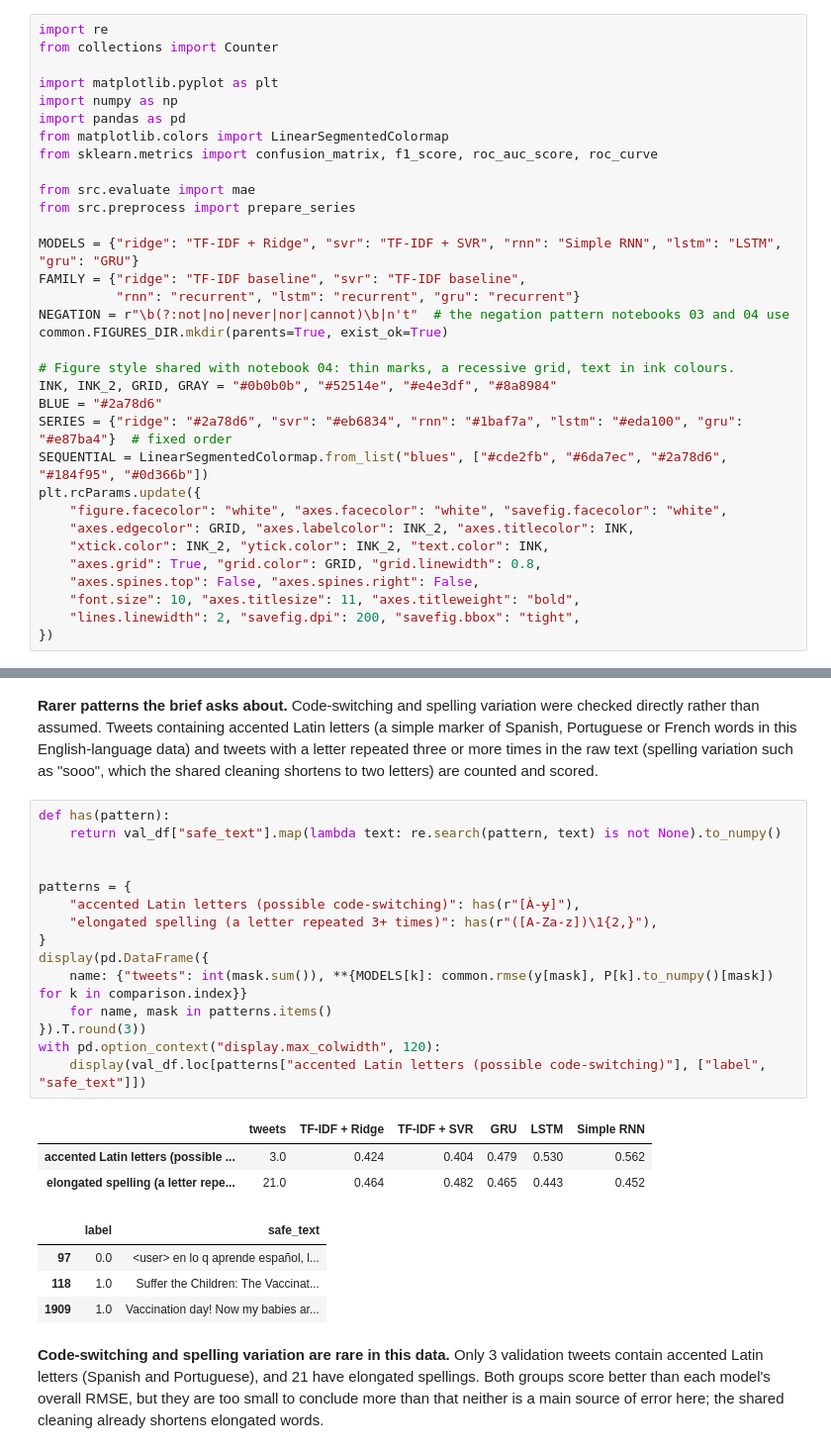
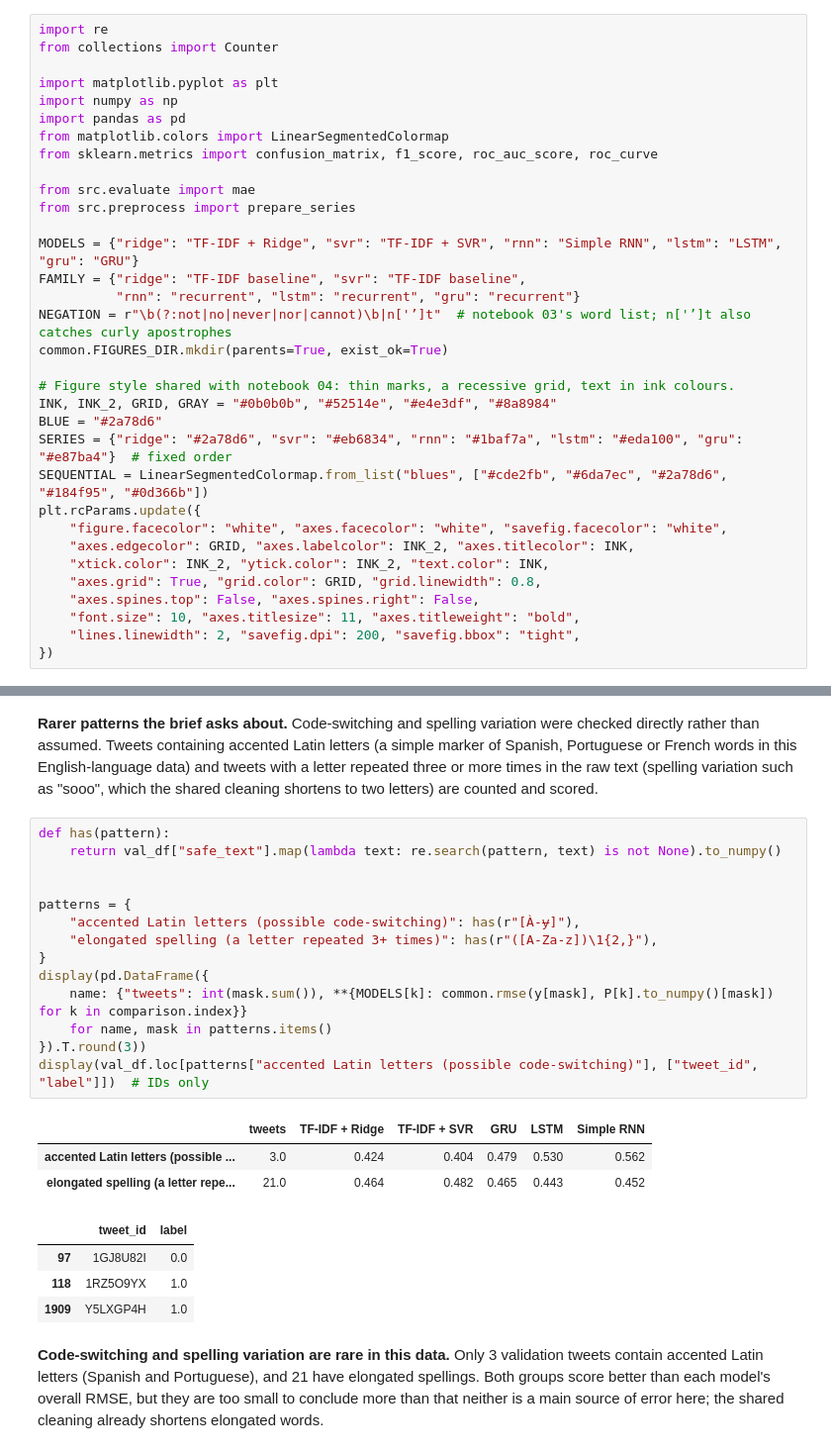
Before and after one commit to Adossi-design/vaccine-sentiment-sequential-models, a Jupyter notebook: notebooks/05_model_comparison_and_error_analysis.ipynb, the cells around one changed output, grey strips where cells are left out. Shown at 99% size. Saved outputs shown, nothing was run; the diff lists cells and outputs as text.

```diff
--- a/notebooks/05_model_comparison_and_error_analysis.ipynb
+++ b/notebooks/05_model_comparison_and_error_analysis.ipynb
@@ -72,7 +72,7 @@ from src.preprocess import prepare_series
 MODELS = {"ridge": "TF-IDF + Ridge", "svr": "TF-IDF + SVR", "rnn": "Simple RNN", "lstm": "LSTM", "gru": "GRU"}
 FAMILY = {"ridge": "TF-IDF baseline", "svr": "TF-IDF baseline",
           "rnn": "recurrent", "lstm": "recurrent", "gru": "recurrent"}
-NEGATION = r"\b(?:not|no|never|nor|cannot)\b|n't"  # the negation pattern notebooks 03 and 04 use
+NEGATION = r"\b(?:not|no|never|nor|cannot)\b|n['’]t"  # notebook 03's word list; n['’]t also catches curly apostrophes
 common.FIGURES_DIR.mkdir(parents=True, exist_ok=True)
 
 # Figure style shared with notebook 04: thin marks, a recessive grid, text in ink colours.
@@ -529,26 +528,25 @@ Spelling variation appears inside these cases ("austism", "chicken pocks") but i
 # %%
 def has(pattern):
     return val_df["safe_text"].map(lambda text: re.search(pattern, text) is not None).to_numpy()
 
 
 patterns = {
     "accented Latin letters (possible code-switching)": has(r"[À-ɏ]"),
     "elongated spelling (a letter repeated 3+ times)": has(r"([A-Za-z])\1{2,}"),
 }
 display(pd.DataFrame({
     name: {"tweets": int(mask.sum()), **{MODELS[k]: common.rmse(y[mask], P[k].to_numpy()[mask]) for k in comparison.index}}
     for name, mask in patterns.items()
 }).T.round(3))
-with pd.option_context("display.max_colwidth", 120):
-    display(val_df.loc[patterns["accented Latin letters (possible code-switching)"], ["label", "safe_text"]])
+display(val_df.loc[patterns["accented Latin letters (possible code-switching)"], ["tweet_id", "label"]])  # IDs only
 # %% [output]
 |  | tweets | TF-IDF + Ridge | TF-IDF + SVR | GRU | LSTM | Simple RNN |
 | accented Latin letters (possible ... | 3.0 | 0.424 | 0.404 | 0.479 | 0.530 | 0.562 |
 | elongated spelling (a letter repe... | 21.0 | 0.464 | 0.482 | 0.465 | 0.443 | 0.452 |
-|  | label | safe_text |
-| 97 | 0.0 | <user> en lo q aprende español, l... |
-| 118 | 1.0 | Suffer the Children: The Vaccinat... |
-| 1909 | 1.0 | Vaccination day! Now my babies ar... |
+|  | tweet_id | label |
+| 97 | 1GJ8U82I | 0.0 |
+| 118 | 1RZ5O9YX | 1.0 |
+| 1909 | Y5LXGP4H | 1.0 |
 # %% [markdown]
 **Code-switching and spelling variation are rare in this data.** Only 3 validation tweets contain accented Latin letters (Spanish and Portuguese), and 21 have elongated spellings. Both groups score better than each model's overall RMSE, but they are too small to conclude more than that neither is a main source of error here; the shared cleaning already shortens elongated words.
 # %% [markdown]
```
Also changed, not shown: parts of 12 cells of this notebook, 1 other file.
